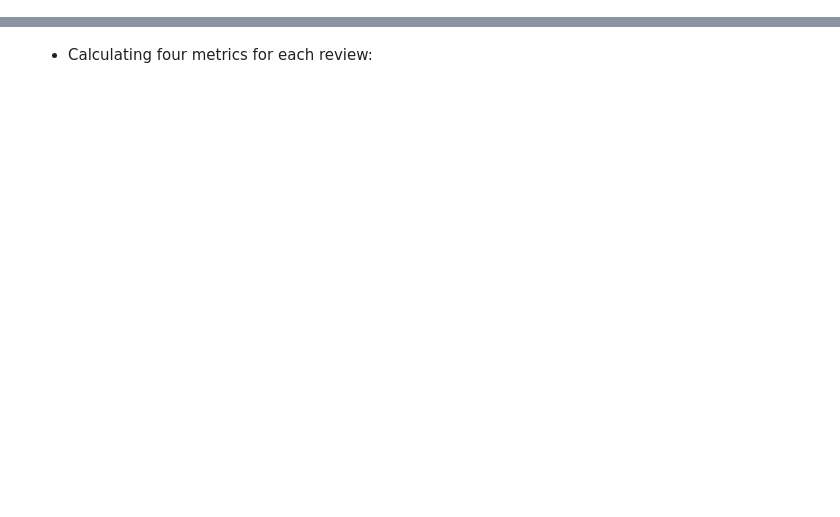
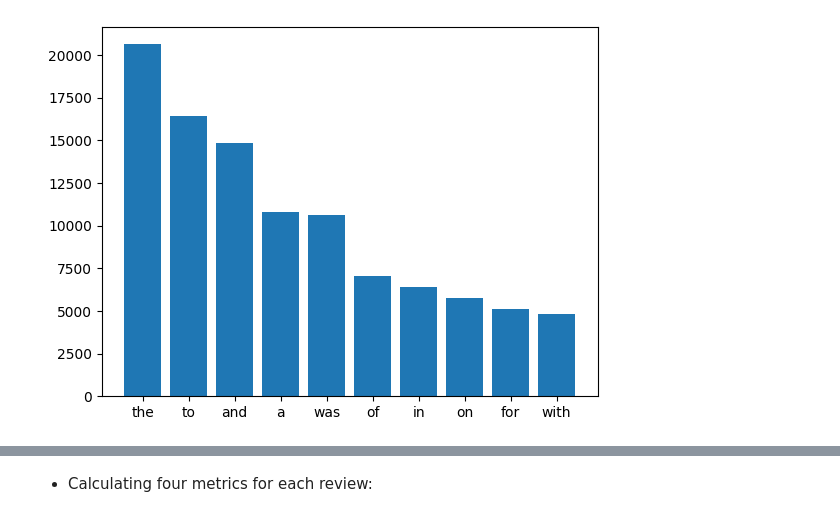
Before and after one commit to joyjoseph/British_Airways, a Jupyter notebook: Web_Scrapping/web_scrapping.ipynb, the cells around one changed output, grey strips where cells are left out. Cells and saved outputs as stored; diff of their text form; code cells hidden in the pictures; blank space fills up the shorter version.

```diff
--- a/Web_Scrapping/web_scrapping.ipynb
+++ b/Web_Scrapping/web_scrapping.ipynb
@@ -24,10 +23,10 @@ import requests
 from bs4 import BeautifulSoup
 import pandas as pd
 # %%
-# making a request to the site that contains the reviews we will be extracting
-# The loops used to collect 2000 reviews by iterating through the paginated pages on the website.
+# making a request to the site that contains the reviews to be extracted
+# The loops used to collect 3000 reviews by iterating through the paginated pages on the website.
 base_url = "https://www.airlinequality.com/airline-reviews/british-airways"
-pages = 20
+pages = 30
 page_size = 100
 
 reviews = []
@@ -76,0 +177,22 @@ df["reviews"] = reviews
+# %%
+# visualizing the number of stop words in our dataset
+
+import matplotlib.pyplot as plt # import libary
+
+def plot_stopwords(df):
+    stop=set(stopwords.words('english'))
+    df_split= df.str.split()
+    df_list=df_split.values.tolist()
+    corpus=[word for i in df_list for word in i]
+    from collections import defaultdict
+    dictionary_stopwords=defaultdict(int)
+    for word in corpus:
+        if word in stop:
+            dictionary_stopwords[word]+=1
+
+    top=sorted(dictionary_stopwords.items(), key=lambda x:x[1],reverse=True)[:10]
+    x,y=zip(*top)
+    plt.bar(x,y)
+plot_stopwords(df['reviews'])
+# %% [output]
+[figure, added]
```
Also changed, not shown: parts of 53 cells of this notebook, 1 other file.
